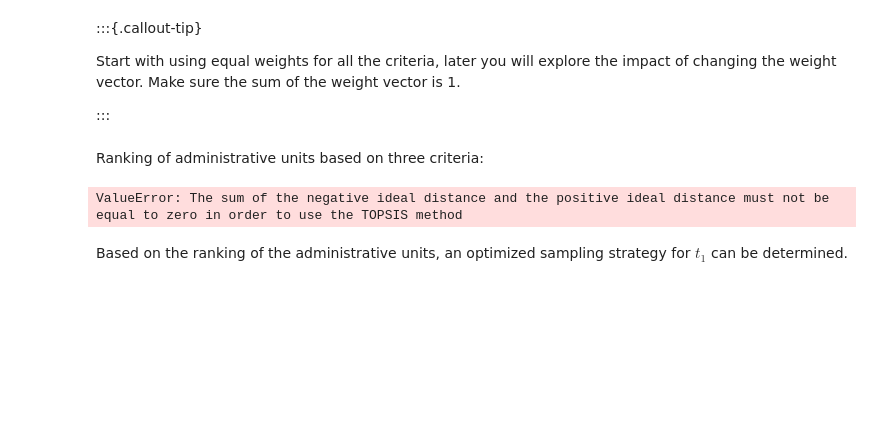
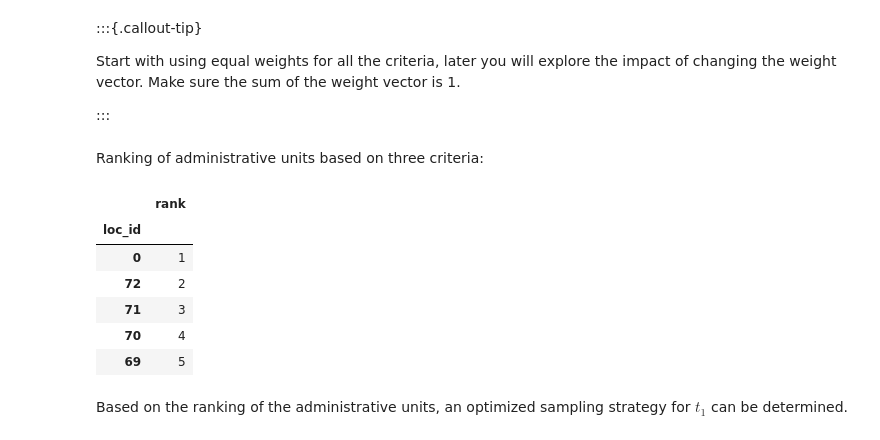
Before and after one commit to franckalbinet/trufl, a Jupyter notebook: nbs/index.ipynb, the cells around one changed output. Saved outputs shown, nothing was run; the diff lists cells and outputs as text; code cells hidden in the pictures; blank space fills up the shorter version.

```diff
--- a/nbs/index.ipynb
+++ b/nbs/index.ipynb
@@ -402,14 +399,20 @@ Ranking of administrative units based on three criteria:
 # %%
 benefit_criteria = [True, True, True]
 state = State(samples_t0, gdf_grid, cbs=[MaxCB(), MinCB(), StdCB()])
 weight_vector = [0.3, 0.3, 0.4]
 
 optimizer = Optimizer(state=state())
 df = optimizer.get_rank(is_benefit_x=benefit_criteria, w_vector = weight_vector,
-                    n_method="LINEAR1", c_method = None, w_method=None, s_method="TOPSIS")
+                    n_method="LINEAR1", c_method = None, w_method=None, s_method="CP")
 
 df.head()
 # %% [output]
-ValueError: The sum of the negative ideal distance and the positive ideal distance must not be equal to zero in order to use the TOPSIS method
+|  | rank |
+| loc_id |  |
+| 0 | 1 |
+| 72 | 2 |
+| 71 | 3 |
+| 70 | 4 |
+| 69 | 5 |
 # %% [markdown]
 Based on the ranking of the administrative units, an optimized sampling strategy for $t_1$ can be determined.
```
Also changed, not shown: parts of 14 cells of this notebook, 13 other files.
